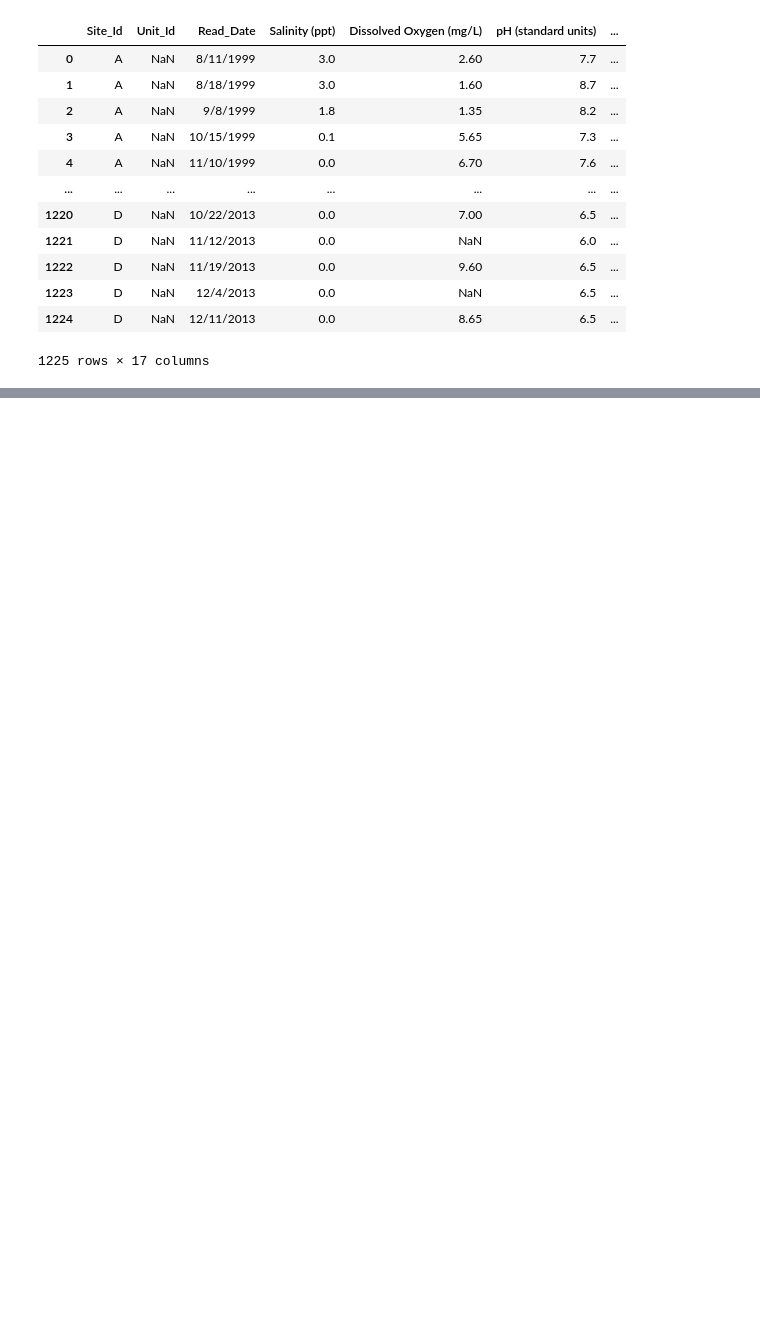
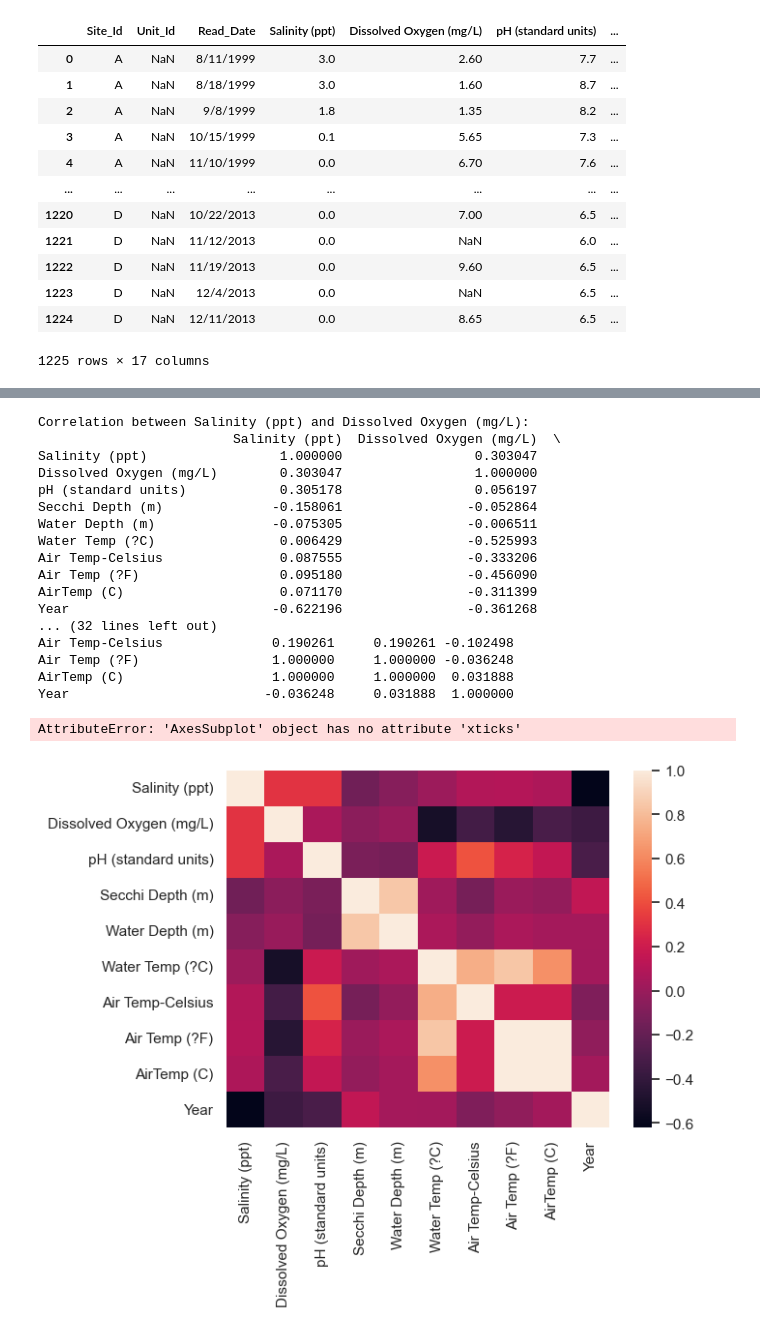
Before and after one commit to ENVS110a-SP23/group8-project, a Jupyter notebook: Check-in_4.ipynb, the cells around one changed output, grey strips where cells are left out. Cells and saved outputs as stored; diff of their text form; code cells hidden in the pictures; blank space fills up the shorter version.

```diff
--- a/Check-in_4.ipynb
+++ b/Check-in_4.ipynb
@@ -71,0 +38,29 @@ Year                         -0.036248     0.031888  1.000000
+# %%
+print('Correlation between Salinity (ppt) and Dissolved Oxygen (mg/L):')
+correlations = df_sub.corr()
+# not sure why this isn't printing nicely in a table
+print(correlations)
+corr_matrix = sns.heatmap(correlations)
+corr_matrix.xticks(rotation=45)
+corr_matrix.set_title('Correlation Matrix')
+corr_matrix.savefig('Correlation_Matrix.png')
+# %% [output]
+Correlation between Salinity (ppt) and Dissolved Oxygen (mg/L):
+                         Salinity (ppt)  Dissolved Oxygen (mg/L)  \
+Salinity (ppt)                 1.000000                 0.303047
+Dissolved Oxygen (mg/L)        0.303047                 1.000000
+pH (standard units)            0.305178                 0.056197
+Secchi Depth (m)              -0.158061                -0.052864
+Water Depth (m)               -0.075305                -0.006511
+Water Temp (?C)                0.006429                -0.525993
+Air Temp-Celsius               0.087555                -0.333206
+Air Temp (?F)                  0.095180                -0.456090
+AirTemp (C)                    0.071170                -0.311399
+Year                          -0.622196                -0.361268
+... (32 lines left out)
+Air Temp-Celsius              0.190261     0.190261 -0.102498
+Air Temp (?F)                 1.000000     1.000000 -0.036248
+AirTemp (C)                   1.000000     1.000000  0.031888
+Year                         -0.036248     0.031888  1.000000
+AttributeError: 'AxesSubplot' object has no attribute 'xticks'
+[figure, added]
```
Also changed, not shown: parts of 1 cell of this notebook.
